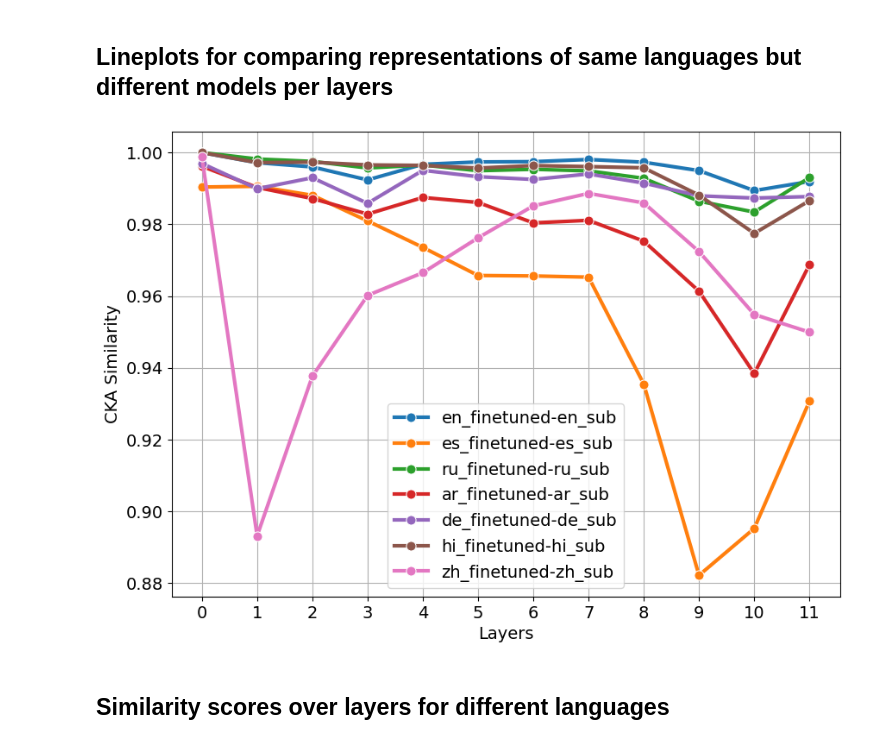
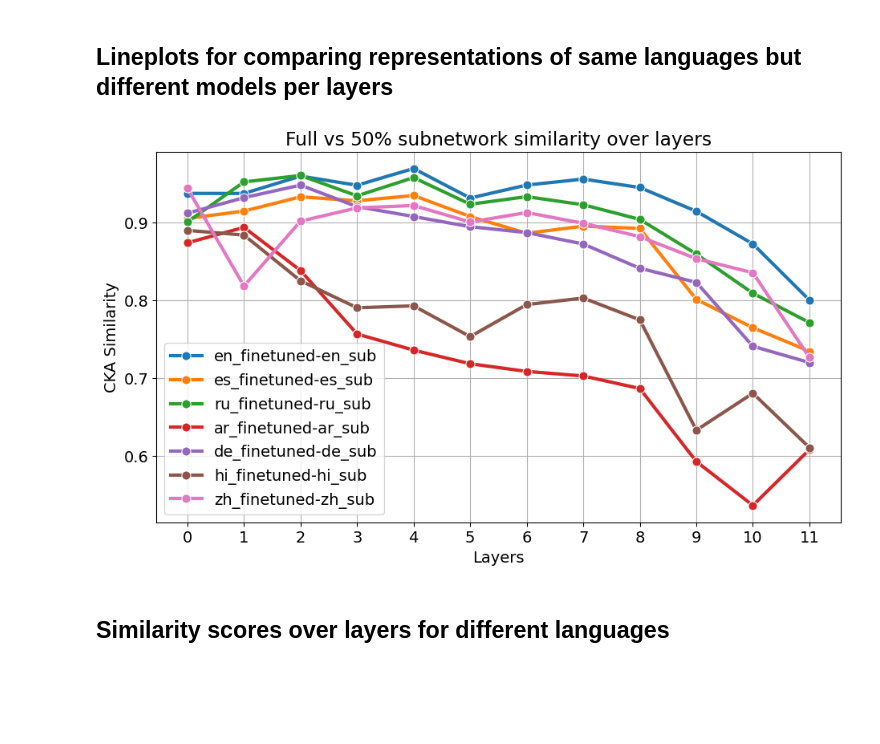
Before and after one commit to MaxBelitsky/cross-lingual-subnetworks, a Jupyter notebook: scripts/cka.ipynb, the cells around one changed output. Saved outputs shown, nothing was run; the diff lists cells and outputs as text; code cells hidden in the pictures; blank space fills up the shorter version.

```diff
--- a/scripts/cka.ipynb
+++ b/scripts/cka.ipynb
@@ -24,0 +21,11 @@ full_sub = load_encodings(PATH_TO_ENCODINGS, max_length=50)
+# %%
+from cross_lingual_subnets.visualization import load_encodings
+
+PATH_TO_SUB_ENCODINGS = "encodings_50/"
+PRUNED_PCTG = PATH_TO_SUB_ENCODINGS.split("_")[1][:-1]
+PATH_TO_FULL_ENCODINGS = "encodings_full/"
+full_sub = load_encodings(
+    path_to_sub_encodings=PATH_TO_SUB_ENCODINGS,
+    path_to_full_encodings=PATH_TO_FULL_ENCODINGS,
+    max_length=None,
+)
@@ -108,18 +145,19 @@ cka_cross_layer_all_languages(
 # %%
 from cross_lingual_subnets.visualization import cka_layer_by_layer
 
-cka_layer_by_layer(
+full_sub_same_layer_df = cka_layer_by_layer(
     full_sub=full_sub,
-    exp1="finetuned",
-    exp2="sub",
+    exp_name1="finetuned",
+    exp_name2="sub",
     source=None,
-    savename="cka_full_vs_sub_same_langs.pdf",
+    savename=f"cka_full_vs_{PRUNED_PCTG}_sub_same_langs.pdf",
     legend=True,
-    # title="Full vs subnetwork similarity over layers",
+    title=f"Full vs {PRUNED_PCTG}% subnetwork similarity over layers",
     figsize=(11, 6),
 )
+full_sub_same_layer_df.to_csv(f"full_{PRUNED_PCTG}_sub_same_layer.csv", index=False)
 # %% [output]
-[figure, old version]
+[figure, new version]
 # %% [markdown]
 ## Similarity scores over layers for different languages
 # %%
```
Also changed, not shown: parts of 22 cells of this notebook, 18 other files.
